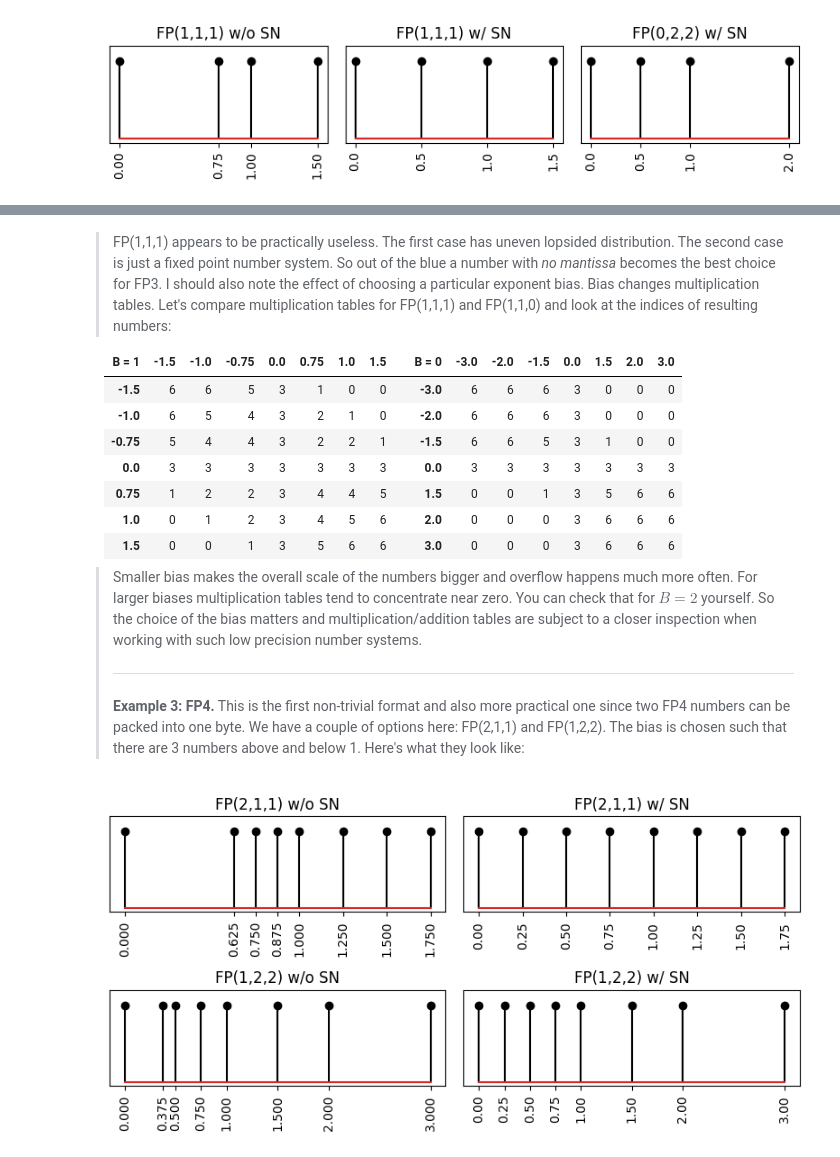
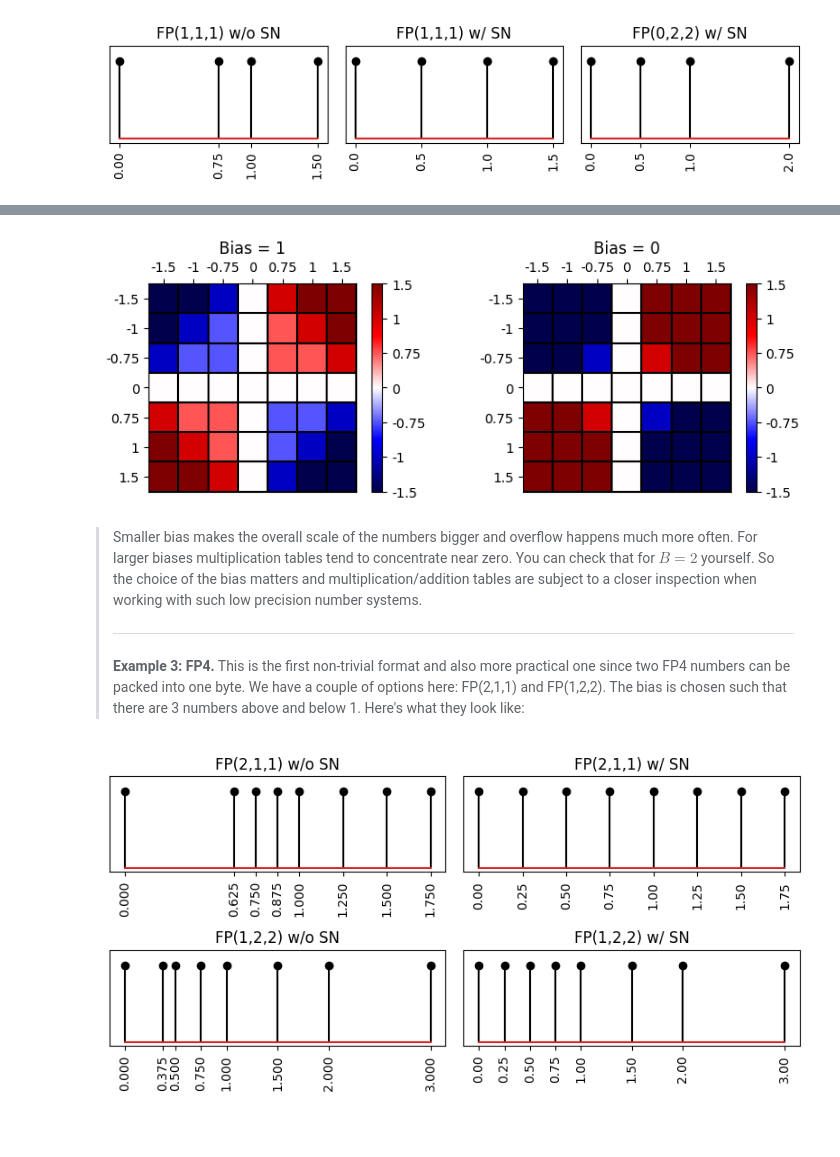
Before and after one commit to dmtlvn/dmtlvn.github.io, a Jupyter notebook: _build/jupyter_execute/minifloat_sim/main.ipynb, the cells around one changed output, grey strips where cells are left out. Cells and saved outputs as stored; diff of their text form; code cells hidden in the pictures; blank space fills up the shorter version.

```diff
--- a/_build/jupyter_execute/minifloat_sim/main.ipynb
+++ b/_build/jupyter_execute/minifloat_sim/main.ipynb
@@ -121,16 +126,51 @@ plt.tight_layout()
+# %%
+B1 = np.array([
+    [6, 6, 5, 3, 1, 0, 0],
+    [6, 5, 4, 3, 2, 1, 0],
+    [5, 4, 4, 3, 2, 2, 1],
+    [3, 3, 3, 3, 3, 3, 3],
+    [1, 2, 2, 3, 4, 4, 5],
+    [0, 1, 2, 3, 4, 5, 6],
+    [0, 0, 1, 3, 5, 6, 6],
+])
+
+B0 = np.array([
+    [6, 6, 6, 3, 0, 0, 0],
+    [6, 6, 6, 3, 0, 0, 0],
+    [6, 6, 5, 3, 1, 0, 0],
+    [3, 3, 3, 3, 3, 3, 3],
+    [0, 0, 1, 3, 5, 6, 6],
+    [0, 0, 0, 3, 6, 6, 6],
+    [0, 0, 0, 3, 6, 6, 6],
+])
+
+plt.figure(figsize = (8,3))
+plt.subplot(1,2,1)
+plt.title('Bias = 1')
+plt.imshow(B1, cmap = 'seismic')
+plt.hlines([-0.5, 0.5, 1.5, 2.5, 3.5, 4.5, 5.5, 6.5], xmin = -0.5, xmax = 6.5, color = 'black')
+plt.vlines([-0.5, 0.5, 1.5, 2.5, 3.5, 4.5, 5.5, 6.5], ymin = -0.5, ymax = 6.5, color = 'black')
+plt.ylim(-0.5, 6.5)
+plt.yticks([0, 1, 2, 3, 4, 5, 6], [1.5, 1, 0.75, 0, -0.75, -1, -1.5])
+plt.xticks([0, 1, 2, 3, 4, 5, 6], [-1.5, -1, -0.75, 0, 0.75, 1, 1.5])
+plt.gca().xaxis.tick_top()
+plt.colorbar().set_ticklabels([-1.5, -1, -0.75, 0, 0.75, 1, 1.5])
+
+plt.subplot(1,2,2)
+plt.title('Bias = 0')
+plt.imshow(B0, cmap = 'seismic')
+plt.hlines([-0.5, 0.5, 1.5, 2.5, 3.5, 4.5, 5.5, 6.5], xmin = -0.5, xmax = 6.5, color = 'black')
+plt.vlines([-0.5, 0.5, 1.5, 2.5, 3.5, 4.5, 5.5, 6.5], ymin = -0.5, ymax = 6.5, color = 'black')
+plt.ylim(-0.5, 6.5)
+plt.yticks([0, 1, 2, 3, 4, 5, 6], [1.5, 1, 0.75, 0, -0.75, -1, -1.5])
+plt.xticks([0, 1, 2, 3, 4, 5, 6], [-1.5, -1, -0.75, 0, 0.75, 1, 1.5])
+plt.gca().xaxis.tick_top()
+plt.colorbar().set_ticklabels([-1.5, -1, -0.75, 0, 0.75, 1, 1.5])
+
+plt.tight_layout()
+# %% [output]
+[figure, added]
 # %% [markdown]
-> FP(1,1,1) appears to be practically useless. The first case has uneven lopsided distribution. The second case is just a fixed point number system. So out of the blue a number with *no mantissa* becomes the best choice for FP3. I should also note the effect of choosing a particular exponent bias. Bias changes multiplication tables. Let's compare multiplication tables for FP(1,1,1)  and FP(1,1,0) and look at the indices of resulting numbers:
-
-| B = 1 | -1.5 | -1.0 | -0.75 | 0.0 | 0.75 | 1.0 | 1.5 | | B = 0 | -3.0 | -2.0 | -1.5 | 0.0 | 1.5 | 2.0 | 3.0 |
-| :--: | :--: | :--: | :--: | :--: | :--: | :--: | :--: | - | -- | -- | -- | -- | -- | -- | -- | -- |
-| **-1.5**  | 6 | 6 | 5 | 3 | 1 | 0 | 0 | | **-3.0** | 6 | 6 | 6 | 3 | 0 | 0 | 0 |
-| **-1.0**  | 6 | 5 | 4 | 3 | 2 | 1 | 0 | | **-2.0** | 6 | 6 | 6 | 3 | 0 | 0 | 0 |
-| **-0.75** | 5 | 4 | 4 | 3 | 2 | 2 | 1 | | **-1.5** | 6 | 6 | 5 | 3 | 1 | 0 | 0 |
-| **0.0**   | 3 | 3 | 3 | 3 | 3 | 3 | 3 | | **0.0**  | 3 | 3 | 3 | 3 | 3 | 3 | 3 |
-| **0.75**  | 1 | 2 | 2 | 3 | 4 | 4 | 5 | | **1.5**  | 0 | 0 | 1 | 3 | 5 | 6 | 6 |
-| **1.0**   | 0 | 1 | 2 | 3 | 4 | 5 | 6 | | **2.0**  | 0 | 0 | 0 | 3 | 6 | 6 | 6 |
-| **1.5**   | 0 | 0 | 1 | 3 | 5 | 6 | 6 | | **3.0**  | 0 | 0 | 0 | 3 | 6 | 6 | 6 |
-
 > Smaller bias makes the overall scale of the numbers bigger and overflow happens much more often. For larger biases multiplication tables tend to concentrate near zero. You can check that for $B = 2$ yourself. So the choice of the bias matters and multiplication/addition tables are subject to a closer inspection when working with such low precision number systems.
 >
 > --------------------------
```
Also changed, not shown: parts of 6 cells of this notebook, 24 other files.
